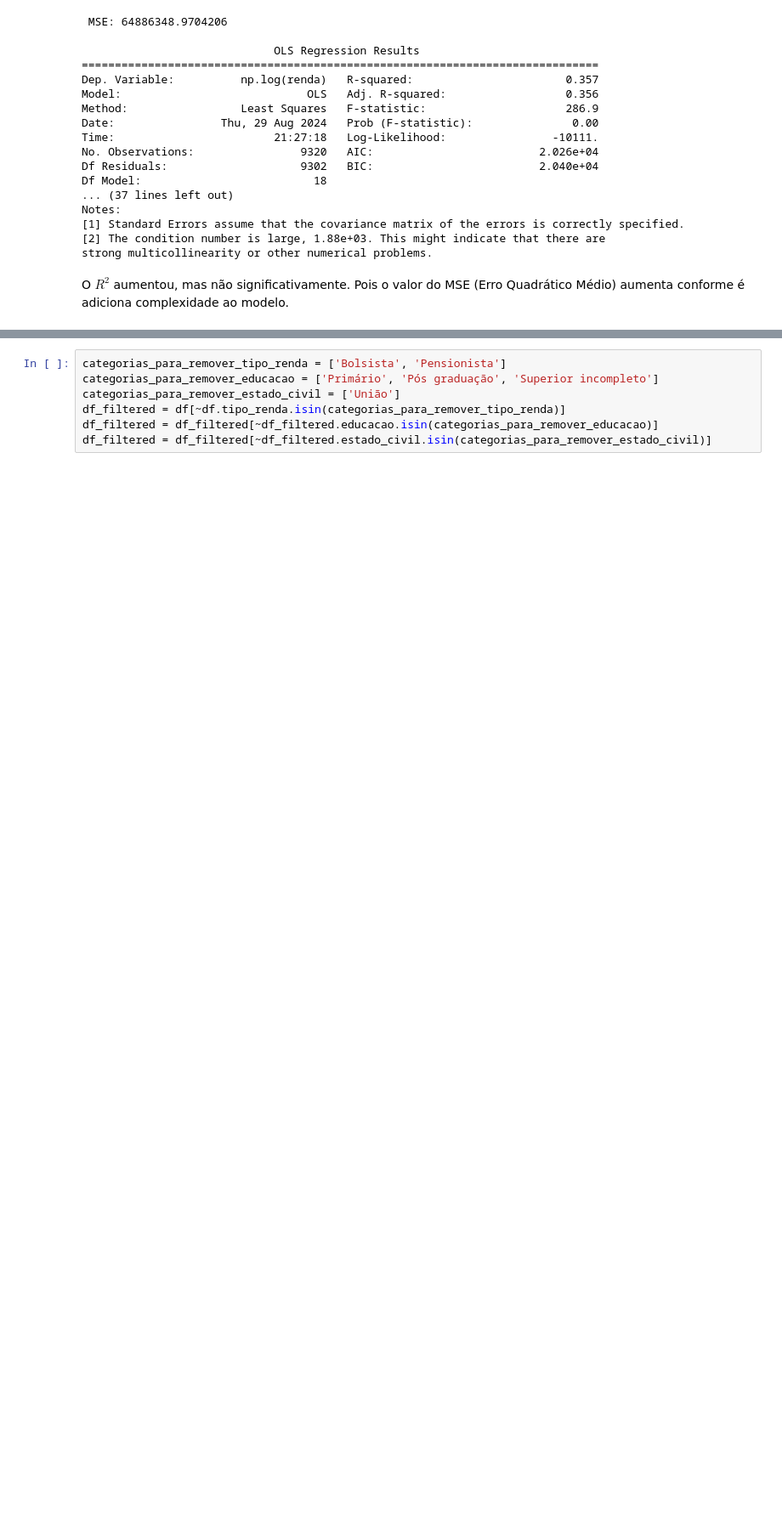
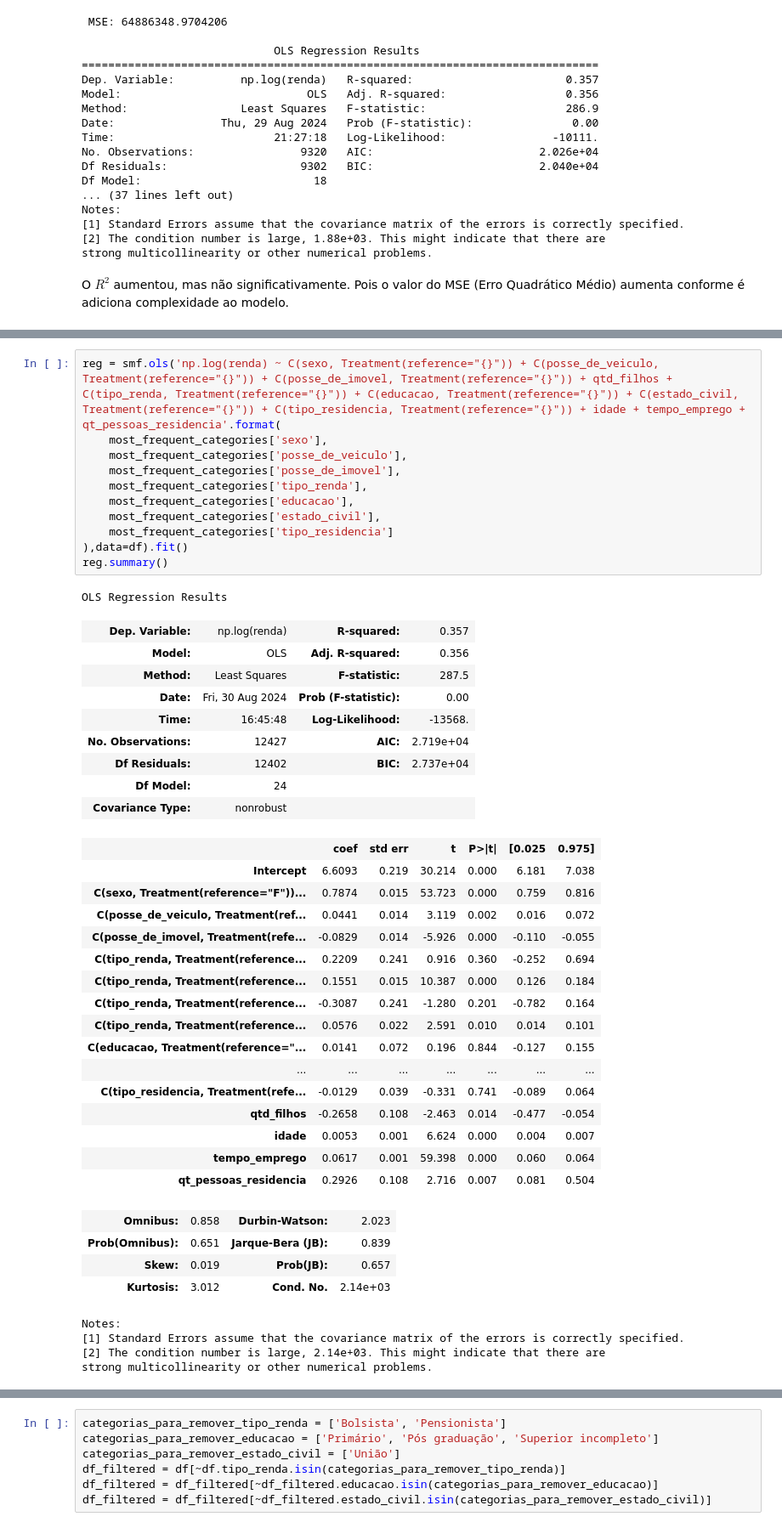
Before and after one commit to nobrevitor/EBAC, a Jupyter notebook: Desenvolvimento de aplicações com Python/5 - Regressão 2/Mod13_Tarefa02.ipynb, the cells around one changed output, grey strips where cells are left out. Shown at 85% size. Cells and saved outputs as stored; diff of their text form; blank space fills up the shorter version.

```diff
--- a/Desenvolvimento de aplicações com Python/5 - Regressão 2/Mod13_Tarefa02.ipynb
+++ b/Desenvolvimento de aplicações com Python/5 - Regressão 2/Mod13_Tarefa02.ipynb
@@ -693,0 +701,46 @@ O $R^2$ aumentou, mas não significativamente. Pois o valor do MSE (Erro Quadrá
+# %%
+reg = smf.ols('np.log(renda) ~ C(sexo, Treatment(reference="{}")) + C(posse_de_veiculo, Treatment(reference="{}")) + C(posse_de_imovel, Treatment(reference="{}")) + qtd_filhos + C(tipo_renda, Treatment(reference="{}")) + C(educacao, Treatment(reference="{}")) + C(estado_civil, Treatment(reference="{}")) + C(tipo_residencia, Treatment(reference="{}")) + idade + tempo_emprego + qt_pessoas_residencia'.format(
+    most_frequent_categories['sexo'],
+    most_frequent_categories['posse_de_veiculo'],
+    most_frequent_categories['posse_de_imovel'],
+    most_frequent_categories['tipo_renda'],
+    most_frequent_categories['educacao'],
+    most_frequent_categories['estado_civil'],
+    most_frequent_categories['tipo_residencia']
+),data=df).fit()
+reg.summary()
+# %% [output]
+OLS Regression Results
+| Dep. Variable: | np.log(renda) | R-squared: | 0.357 |
+| Model: | OLS | Adj. R-squared: | 0.356 |
+| Method: | Least Squares | F-statistic: | 287.5 |
+| Date: | Fri, 30 Aug 2024 | Prob (F-statistic): | 0.00 |
+| Time: | 16:45:48 | Log-Likelihood: | -13568. |
+| No. Observations: | 12427 | AIC: | 2.719e+04 |
+| Df Residuals: | 12402 | BIC: | 2.737e+04 |
+| Df Model: | 24 |  |  |
+| Covariance Type: | nonrobust |  |  |
+|  | coef | std err | t | P>|t| | [0.025 | 0.975] |
+| Intercept | 6.6093 | 0.219 | 30.214 | 0.000 | 6.181 | 7.038 |
+| C(sexo, Treatment(reference="F"))... | 0.7874 | 0.015 | 53.723 | 0.000 | 0.759 | 0.816 |
+| C(posse_de_veiculo, Treatment(ref... | 0.0441 | 0.014 | 3.119 | 0.002 | 0.016 | 0.072 |
+| C(posse_de_imovel, Treatment(refe... | -0.0829 | 0.014 | -5.926 | 0.000 | -0.110 | -0.055 |
+| C(tipo_renda, Treatment(reference... | 0.2209 | 0.241 | 0.916 | 0.360 | -0.252 | 0.694 |
+| C(tipo_renda, Treatment(reference... | 0.1551 | 0.015 | 10.387 | 0.000 | 0.126 | 0.184 |
+| C(tipo_renda, Treatment(reference... | -0.3087 | 0.241 | -1.280 | 0.201 | -0.782 | 0.164 |
+| C(tipo_renda, Treatment(reference... | 0.0576 | 0.022 | 2.591 | 0.010 | 0.014 | 0.101 |
+| C(educacao, Treatment(reference="... | 0.0141 | 0.072 | 0.196 | 0.844 | -0.127 | 0.155 |
+| ... | ... | ... | ... | ... | ... | ... |
+| C(tipo_residencia, Treatment(refe... | -0.0129 | 0.039 | -0.331 | 0.741 | -0.089 | 0.064 |
+| qtd_filhos | -0.2658 | 0.108 | -2.463 | 0.014 | -0.477 | -0.054 |
+| idade | 0.0053 | 0.001 | 6.624 | 0.000 | 0.004 | 0.007 |
+| tempo_emprego | 0.0617 | 0.001 | 59.398 | 0.000 | 0.060 | 0.064 |
+| qt_pessoas_residencia | 0.2926 | 0.108 | 2.716 | 0.007 | 0.081 | 0.504 |
+| Omnibus: | 0.858 | Durbin-Watson: | 2.023 |
+| Prob(Omnibus): | 0.651 | Jarque-Bera (JB): | 0.839 |
+| Skew: | 0.019 | Prob(JB): | 0.657 |
+| Kurtosis: | 3.012 | Cond. No. | 2.14e+03 |
+Notes:
+[1] Standard Errors assume that the covariance matrix of the errors is correctly specified.
+[2] The condition number is large, 2.14e+03. This might indicate that there are
+strong multicollinearity or other numerical problems.
```
Also changed, not shown: parts of 12 cells of this notebook.
